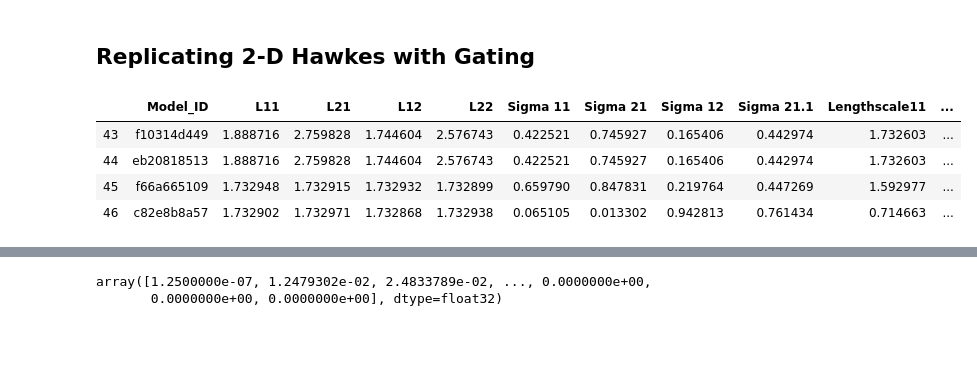
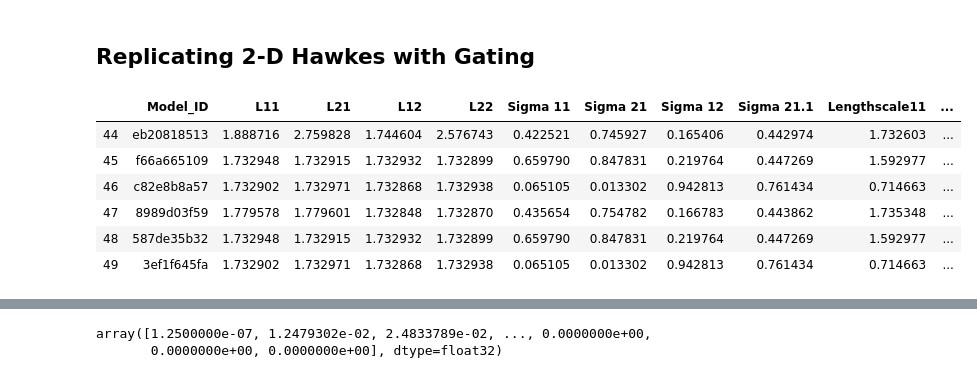
Before and after one commit to yamacisik/gated_kernel_tpp, a Jupyter notebook: kernel_fuctions_experiments.ipynb, the cells around one changed output, grey strips where cells are left out. Drawn from its saved outputs; the diff is of its cells as text; code cells hidden in the pictures; blank space fills up the shorter version.

```diff
--- a/kernel_fuctions_experiments.ipynb
+++ b/kernel_fuctions_experiments.ipynb
@@ -651,13 +651,15 @@ def magic_kernel_2(x, sigma=1, lengthscale=1, l = 1.0,s=1.0):
 t =torch.arange(0,200,0.1)+0.000001
 # %%
 params = pd.read_csv('learned_params_2.csv')
-params.tail(4)
+params.tail(6)
 # %% [output]
 |  | Model_ID | L11 | L21 | L12 | L22 | Sigma 11 | Sigma 21 | Sigma 12 | Sigma 21.1 | Lengthscale11 | ... |
-| 43 | f10314d449 | 1.888716 | 2.759828 | 1.744604 | 2.576743 | 0.422521 | 0.745927 | 0.165406 | 0.442974 | 1.732603 | ... |
 | 44 | eb20818513 | 1.888716 | 2.759828 | 1.744604 | 2.576743 | 0.422521 | 0.745927 | 0.165406 | 0.442974 | 1.732603 | ... |
 | 45 | f66a665109 | 1.732948 | 1.732915 | 1.732932 | 1.732899 | 0.659790 | 0.847831 | 0.219764 | 0.447269 | 1.592977 | ... |
 | 46 | c82e8b8a57 | 1.732902 | 1.732971 | 1.732868 | 1.732938 | 0.065105 | 0.013302 | 0.942813 | 0.761434 | 0.714663 | ... |
+| 47 | 8989d03f59 | 1.779578 | 1.779601 | 1.732848 | 1.732870 | 0.435654 | 0.754782 | 0.166783 | 0.443862 | 1.735348 | ... |
+| 48 | 587de35b32 | 1.732948 | 1.732915 | 1.732932 | 1.732899 | 0.659790 | 0.847831 | 0.219764 | 0.447269 | 1.592977 | ... |
+| 49 | 3ef1f645fa | 1.732902 | 1.732971 | 1.732868 | 1.732938 | 0.065105 | 0.013302 | 0.942813 | 0.761434 | 0.714663 | ... |
 # %%
 
 
```
Also changed, not shown: parts of 1 cell of this notebook, 2 other files.
